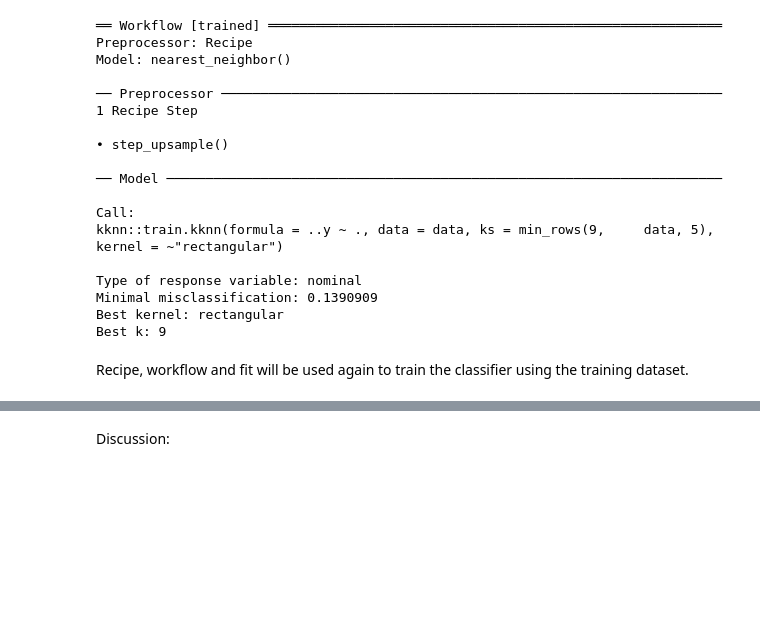
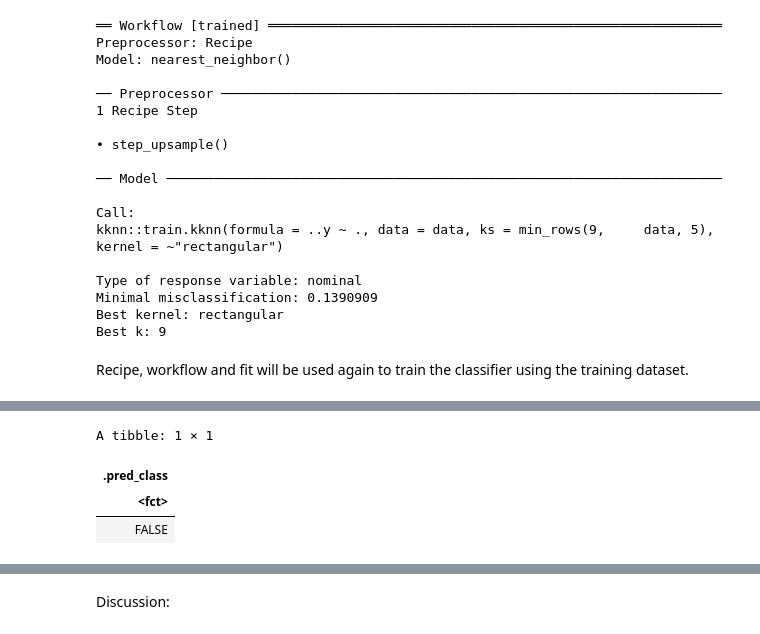
Before and after one commit to dlee03/DSCI_group_project, a Jupyter notebook: groupproject.ipynb, the cells around one changed output, grey strips where cells are left out. Drawn from its saved outputs; the diff is of its cells as text; code cells hidden in the pictures; blank space fills up the shorter version.

```diff
--- a/groupproject.ipynb
+++ b/groupproject.ipynb
@@ -271,3 +276,12 @@ Prediction FALSE TRUE
+# %%
+new_pokemon <- tibble(total_stats = 523, Name = "apsldfk")
+
+predict(pokemon_fit, new_pokemon)
+# %% [output]
+A tibble: 1 × 1
+| .pred_class |
+| <fct> |
+| FALSE |
 # %% [markdown]
 Table 5. Prediction of pokemon class (legendary vs. non legendary).
 
```
Also changed, not shown: parts of 4 cells of this notebook.
